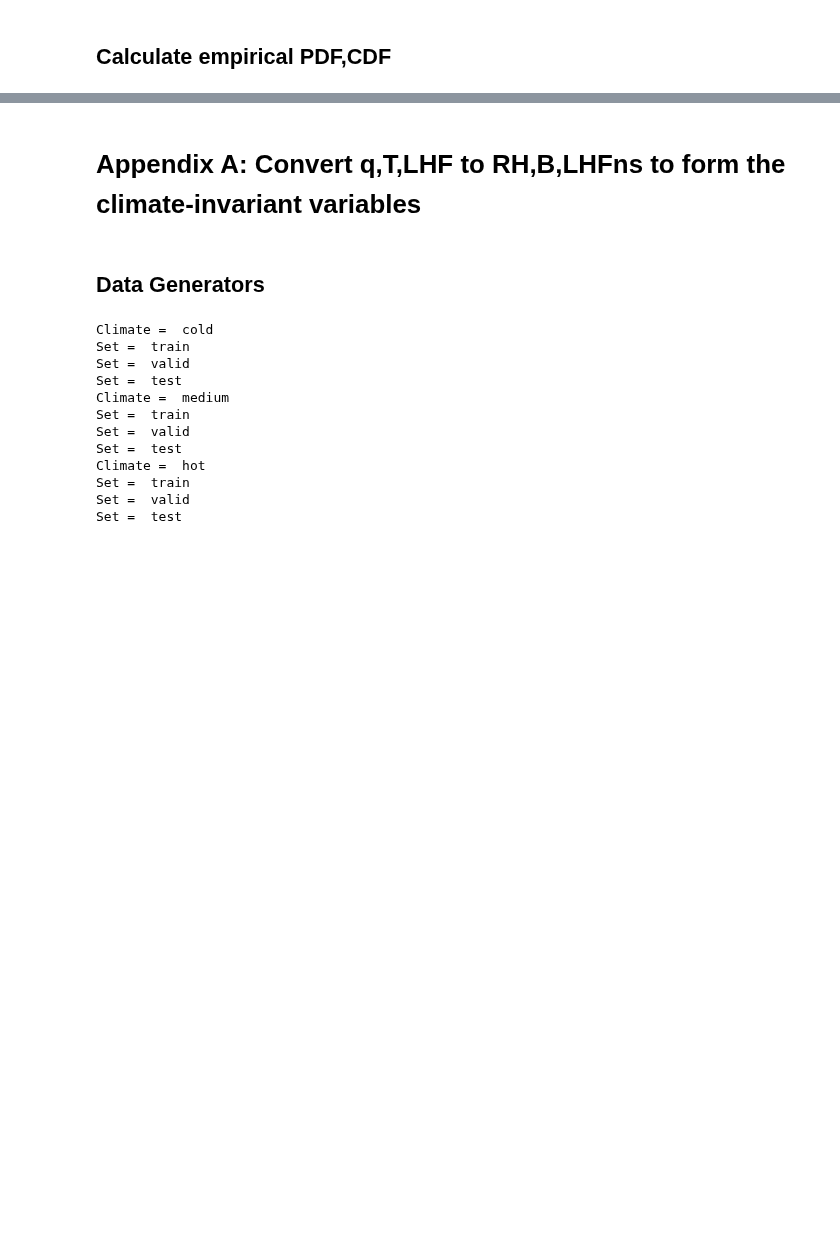
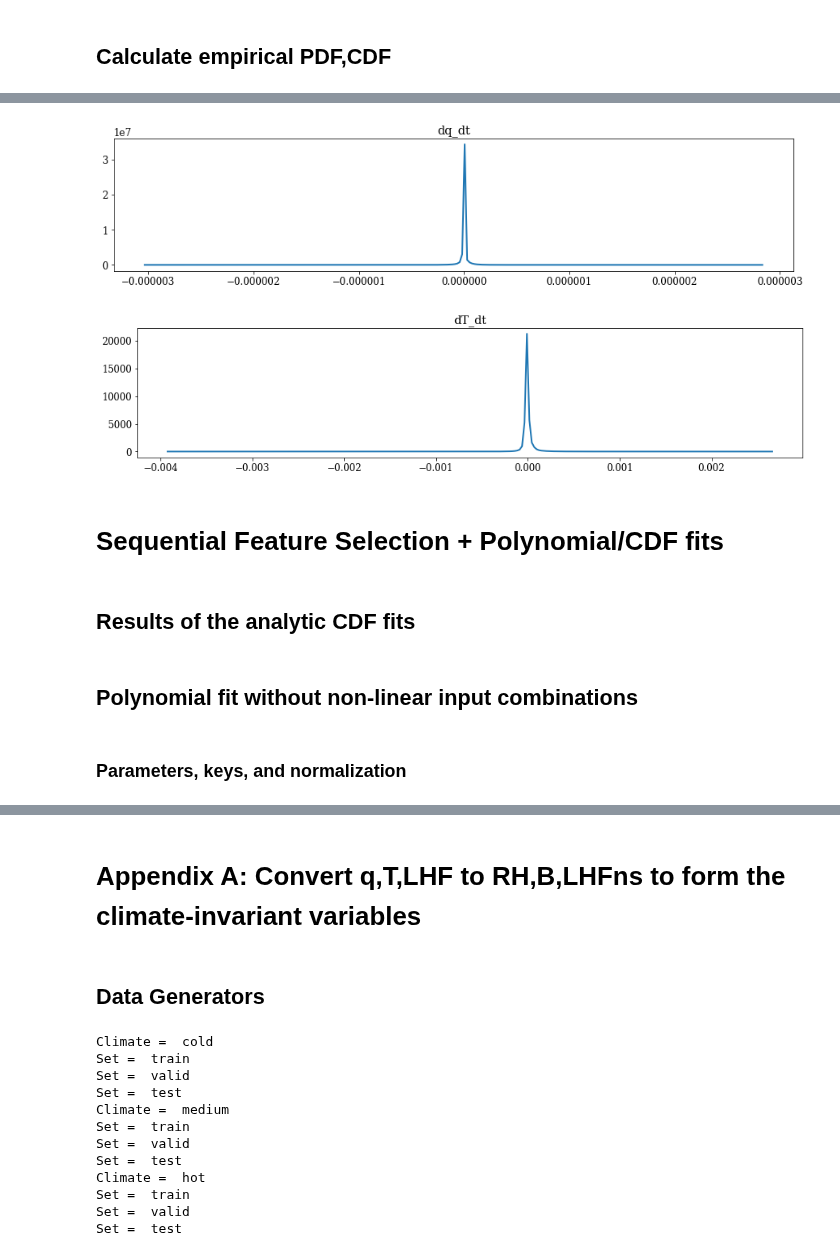
Before and after one commit to BradleyStanleyClamp/CBRAIN-CAM-MLINV, a Jupyter notebook: notebooks/tbeucler_devlog/098_Earth_Like_Equation_Discovery.ipynb, the cells around one changed output, grey strips where cells are left out. Cells and saved outputs as stored; diff of their text form; code cells hidden in the pictures; blank space fills up the shorter version.

```diff
--- a/notebooks/tbeucler_devlog/098_Earth_Like_Equation_Discovery.ipynb
+++ b/notebooks/tbeucler_devlog/098_Earth_Like_Equation_Discovery.ipynb
@@ -166,0 +385,12 @@ LHFns
+# %%
+for k in y_train.keys():
+    plt.figure(figsize=(15,3))
+    plt.title(k)
+    plt.plot(edg2bin(EDG[k]),PDF[k])
+# %% [output]
+[figure, added]
+[figure, added]
+# %% [markdown]
+# Sequential Feature Selection + Polynomial/CDF fits
+# %% [markdown]
+## Results of the analytic CDF fits
@@ -166,0 +548,4 @@ LHFns
+# %% [markdown]
+## Polynomial fit without non-linear input combinations
+# %% [markdown]
+### Parameters, keys, and normalization
```
Also changed, not shown: parts of 55 cells of this notebook, 2 other files.
